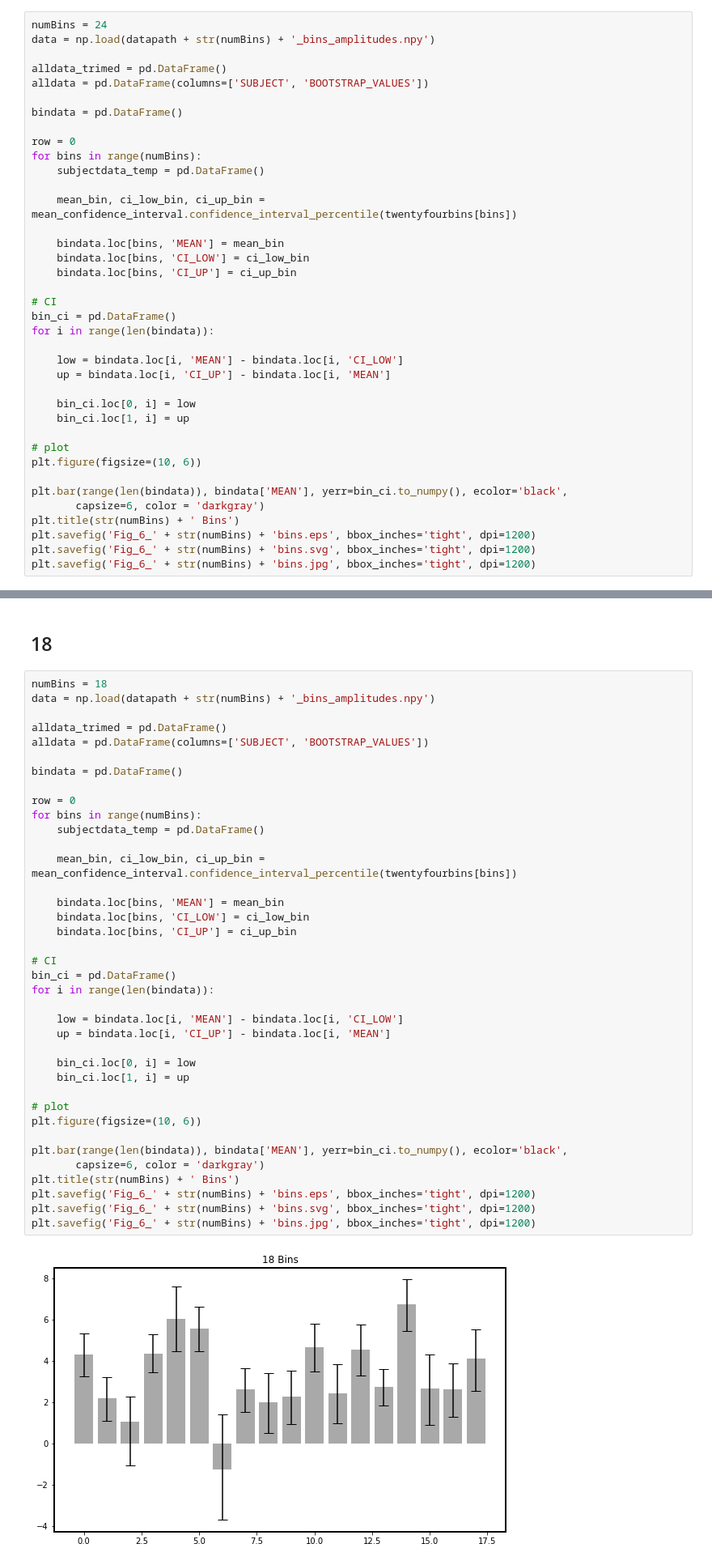
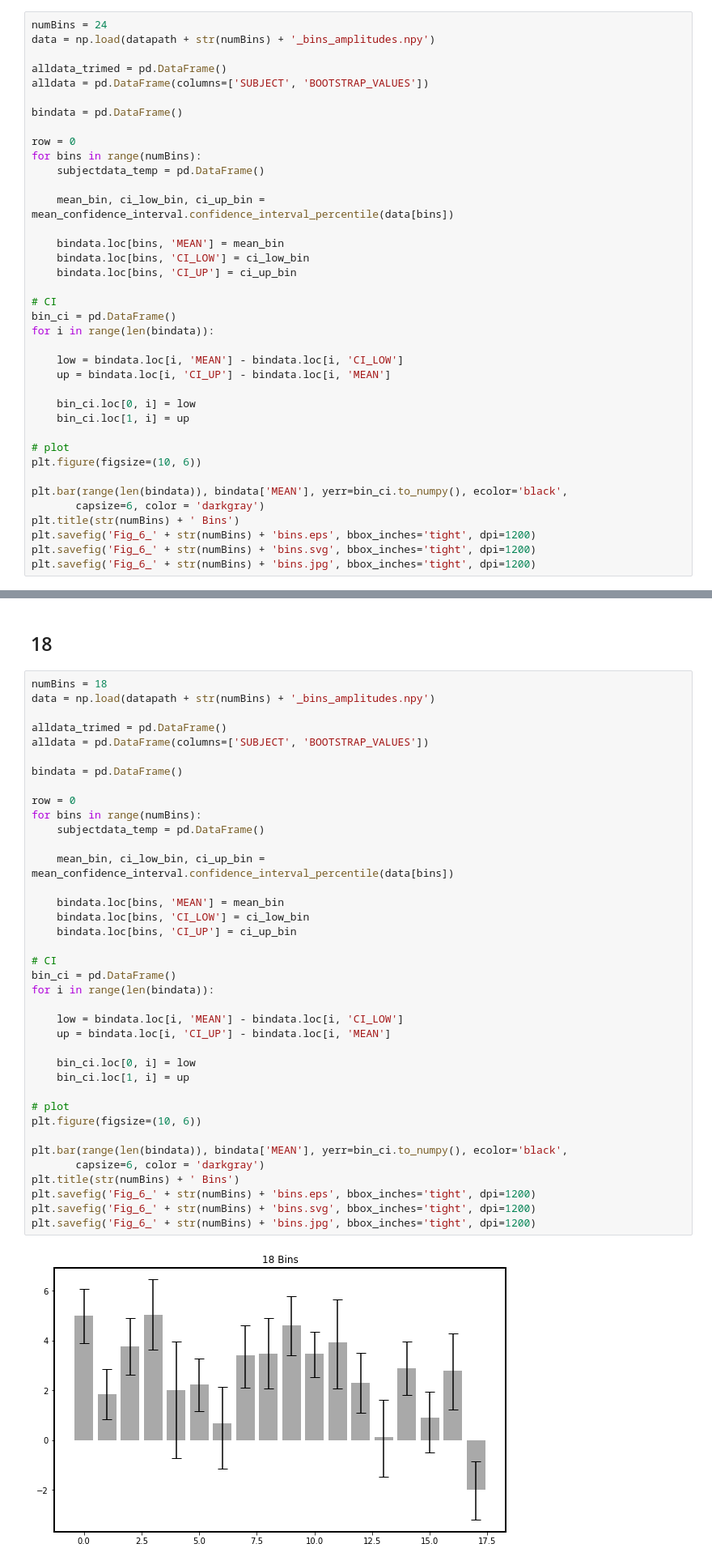
Before and after one commit to WhitneyLab/Serial_Dependence_Analysis_Base, a Jupyter notebook: figures/Fig_6/Fig_6.ipynb, the cells around one changed output, grey strips where cells are left out. Shown at 81% size. Cells and saved outputs as stored; diff of their text form.

```diff
--- a/figures/Fig_6/Fig_6.ipynb
+++ b/figures/Fig_6/Fig_6.ipynb
@@ -73,7 +73,7 @@ row = 0
 for bins in range(numBins):
     subjectdata_temp = pd.DataFrame()
 
-    mean_bin, ci_low_bin, ci_up_bin = mean_confidence_interval.confidence_interval_percentile(twentyfourbins[bins])
+    mean_bin, ci_low_bin, ci_up_bin = mean_confidence_interval.confidence_interval_percentile(data[bins])
 
     bindata.loc[bins, 'MEAN'] = mean_bin
     bindata.loc[bins, 'CI_LOW'] = ci_low_bin
@@ -113,35 +113,35 @@ bindata = pd.DataFrame()
 
 row = 0
 for bins in range(numBins):
     subjectdata_temp = pd.DataFrame()
 
-    mean_bin, ci_low_bin, ci_up_bin = mean_confidence_interval.confidence_interval_percentile(twentyfourbins[bins])
+    mean_bin, ci_low_bin, ci_up_bin = mean_confidence_interval.confidence_interval_percentile(data[bins])
 
     bindata.loc[bins, 'MEAN'] = mean_bin
     bindata.loc[bins, 'CI_LOW'] = ci_low_bin
     bindata.loc[bins, 'CI_UP'] = ci_up_bin
 
 # CI
 bin_ci = pd.DataFrame()
 for i in range(len(bindata)):
 
     low = bindata.loc[i, 'MEAN'] - bindata.loc[i, 'CI_LOW']
     up = bindata.loc[i, 'CI_UP'] - bindata.loc[i, 'MEAN']
 
     bin_ci.loc[0, i] = low
     bin_ci.loc[1, i] = up
 
 # plot
 plt.figure(figsize=(10, 6))
 
 plt.bar(range(len(bindata)), bindata['MEAN'], yerr=bin_ci.to_numpy(), ecolor='black',
        capsize=6, color = 'darkgray')
 plt.title(str(numBins) + ' Bins')
 plt.savefig('Fig_6_' + str(numBins) + 'bins.eps', bbox_inches='tight', dpi=1200)
 plt.savefig('Fig_6_' + str(numBins) + 'bins.svg', bbox_inches='tight', dpi=1200)
 plt.savefig('Fig_6_' + str(numBins) + 'bins.jpg', bbox_inches='tight', dpi=1200)
 # %% [output]
-[figure, old version]
+[figure, new version]
 # %% [markdown]
 ## 12
 # %%
```
Also changed, not shown: parts of 8 cells of this notebook, 15 other files.
